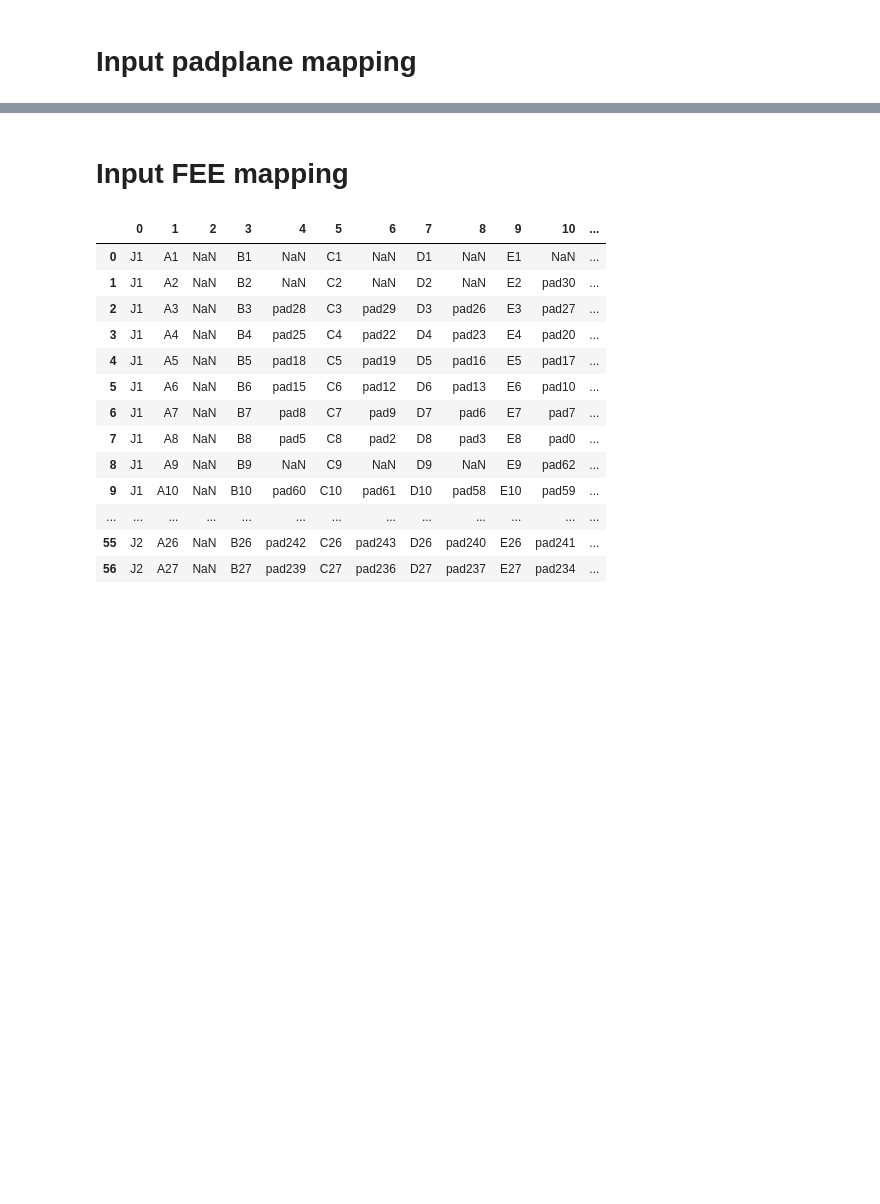
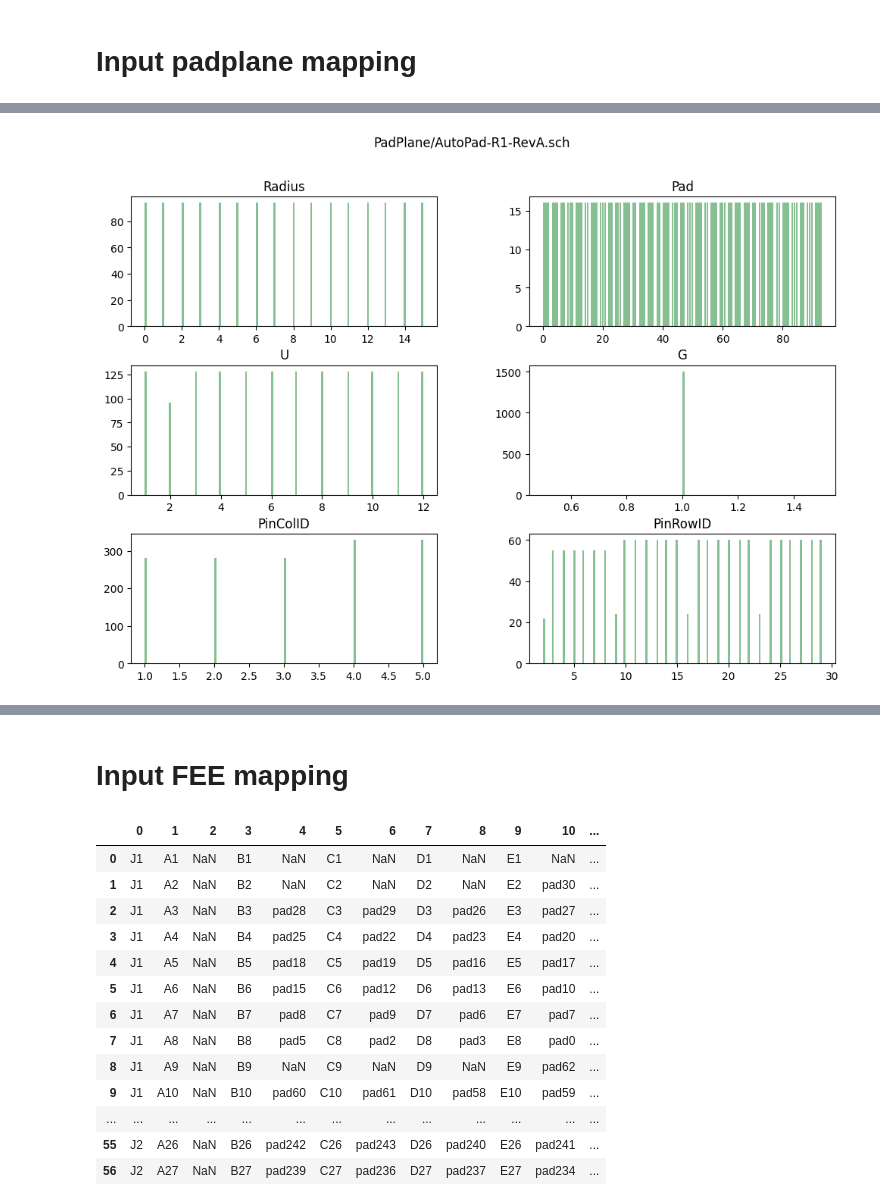
Before and after one commit to sPHENIX-Collaboration/calibrations, a Jupyter notebook: TPC/Mapping/ChannelMapping.ipynb, the cells around one changed output, grey strips where cells are left out. Drawn from its saved outputs; the diff is of its cells as text; code cells hidden in the pictures; blank space fills up the shorter version.

```diff
--- a/TPC/Mapping/ChannelMapping.ipynb
+++ b/TPC/Mapping/ChannelMapping.ipynb
@@ -7,6 +19,11 @@ import re
 # %% [markdown]
 # Input padplane mapping
 # %%
-map='PadPlane/AutoPad-R1-RevA.sch'
-# map='PadPlane/AutoPad-R2-RevA-Pads.sch'
-# map='PadPlane/AutoPad-R3-RevA.sch'
+#map='PadPlane/AutoPad-R1-RevA.sch'
+#map='PadPlane/AutoPad-R2-RevA-Pads.sch'
+#map='PadPlane/AutoPad-R3-RevA.sch'
+maps = [
+    'PadPlane/AutoPad-R1-RevA.sch',
+    'PadPlane/AutoPad-R2-RevA-Pads.sch',
+    'PadPlane/AutoPad-R3-RevA.sch',
+]
@@ -25,43 +30,58 @@ sheets = schematic.find("sheets")
-# %%
-
-net_dict = {'Radius': [], 'Pad': [], 'U': [], 'G': [], 'Pin': [], 'PinColID': [], 'PinRowID': [], }
 # %%
-reZZ = re.compile('ZZ\.([0-9]+)\.([0-9]+)')
-repart = re.compile('U\$([0-9]+)')
-regate = re.compile('G\$([0-9]+)')
-repin = re.compile('([A-Z])([0-9]+)')
-pinColMap = {'A': 0, 'B': 1, 'C': 2, 'D': 3, 'E': 4, 'F': 5, }
+df_maps = []
+for map in maps:
+    tree = ET.parse(map)
+    root = tree.getroot()
+    Element=root[0]
+    schematic = Element.find("schematic")
+    sheets = schematic.find("sheets")
+    net_dict = {'Radius': [], 'Pad': [], 'U': [], 'G': [], 'Pin': [], 'PinColID': [], 'PinRowID': [], 'PadName': [], }
+    reZZ = re.compile('ZZ\.([0-9]+)\.([0-9]+)')
+    repart = re.compile('U\$([0-9]+)')
+    regate = re.compile('G\$([0-9]+)')
+    repin = re.compile('([A-Z])([0-9]+)')
+    pinColMap = {'A': 0, 'B': 1, 'C': 2, 'D': 3, 'E': 4, 'F': 5, }
 
-for sheet in sheets:
-# sheet = sheets.find("sheet")
-    nets = sheet.find("nets")
-    for net in nets:
-    #     print(child.tag, child.attrib)
+    for sheet in sheets:
+    # sheet = sheets.find("sheet")
+        nets = sheet.find("nets")
+        for net in nets:
+        #     print(child.tag, child.attrib)
 
-        name = net.attrib['name'];
-        match = reZZ.search(name)
+            name = net.attrib['name'];
+            match = reZZ.search(name)
 
-        if match:
-#             print (f"Found {net.attrib} -> Radius = { match.group(1) }, Pad = { match.group(2) }")
+            if match:
 
-            Radius = match.group(1)
-            Pad = match.group(2)
+                Radius = match.group(1)
+                Pad = match.group(2)
 
-            pinref = net.find("segment").find("pinref")
-    #         print(pinref.tag, pinref.attrib)
+                pinref = net.find("segment").find("pinref")
+                #         print(pinref.tag, pinref.attrib)
 
-            U = repart.search(pinref.attrib['part']).group(1)
-            G = regate.search(pinref.attrib['gate']).group(1)
-            PinCol = repin.search(pinref.attrib['pin']).group(1)
-            PinRow = repin.search(pinref.attrib['pin']).group(2)
+                U = repart.search(pinref.attrib['part']).group(1)
+                G = regate.search(pinref.attrib['gate']).group(1)
+                PinCol = repin.search(pinref.attrib['pin']).group(1)
+                PinRow = repin.search(pinref.attrib['pin']).group(2)
 
 
-#             print (f"  {pinref.tag} {pinref} -> U = { U }, G = { G }, Pin = { Pin }")
-
-            net_dict['Radius'].append(int(Radius))
-            net_dict['Pad'].append(int(Pad))
-            net_dict['U'].append(int(U))
-            net_dict['G'].append(int(G))
-            net_dict['Pin'].append(pinref.attrib['pin'])
-            net_dict['PinColID'].append(pinColMap[PinCol])
-            net_dict['PinRowID'].append(int(PinRow))
+                #             print (f"  {pinref.tag} {pinref} -> U = { U }, G = { G }, Pin = { Pin }")
+                #if int(U)==3 and int(Radius)==13:
+                #    print(name)
+                #    print (f"Found {net.attrib} -> Radius = { match.group(1) }, Pad = { match.group(2) }")
+                net_dict['Radius'].append(int(Radius))
+                net_dict['Pad'].append(int(Pad))
+                net_dict['U'].append(int(U))
+                net_dict['G'].append(int(G))
+                net_dict['Pin'].append(pinref.attrib['pin'])
+                net_dict['PinColID'].append(pinColMap[PinCol])
+                net_dict['PinRowID'].append(int(PinRow))
+                net_dict['PadName'].append(name)
+    df = pd.DataFrame.from_dict(net_dict)
+    df.index.name = 'ID'
+    df_maps.append(df)
+    print(df.head())
+    # Checking that the DataFrame is filled properly
+    hist = df.hist(bins=128, grid=False, figsize=(12,8), color='#86bf91', zorder=2, rwidth=0.9)
+    plt.suptitle(map)
+# %% [output]
@@ -67,0 +105 @@ for sheet in sheets:
+[figure, added]
```
Also changed, not shown: parts of 24 cells of this notebook, 3 other files.
